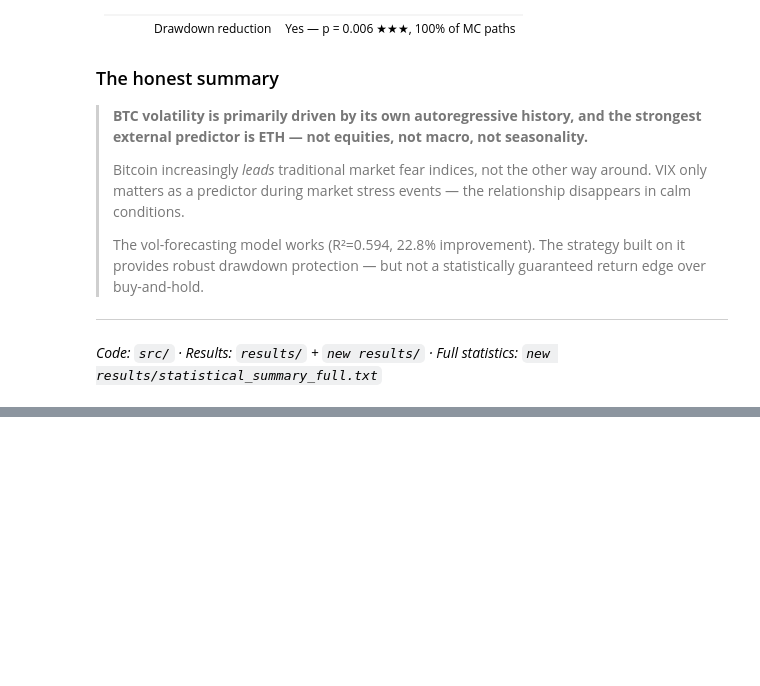
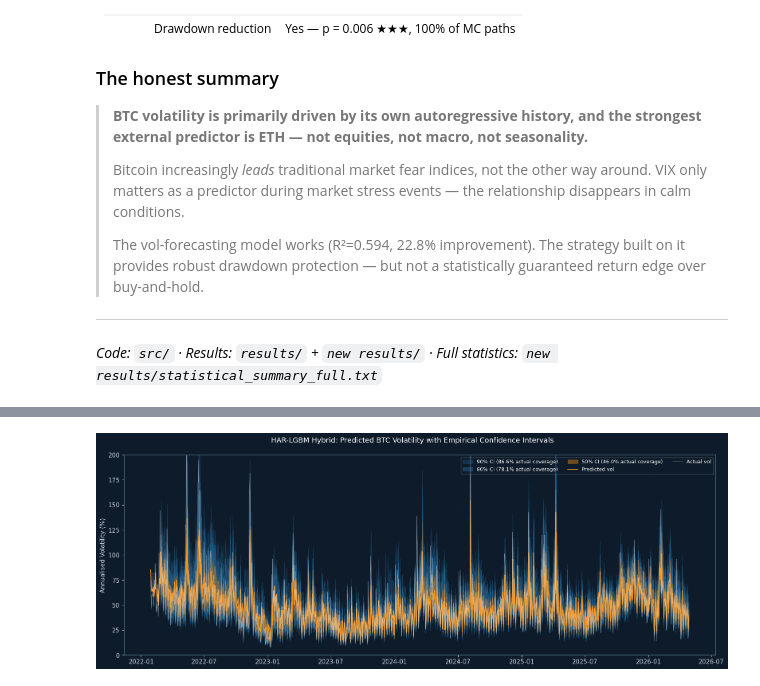
Before and after one commit to kianjagtiani/Modeling_Spillover_Shocks, a Jupyter notebook: btc_volatility_research.ipynb, the cells around one changed output, grey strips where cells are left out. Cells and saved outputs as stored; diff of their text form; code cells hidden in the pictures; blank space fills up the shorter version.

Commit message:
Add Section 11: Prediction Confidence Intervals — empirical rolling quantile CI, calibration diagnostics, and regime-conditional coverage analysis

```diff
--- a/btc_volatility_research.ipynb
+++ b/btc_volatility_research.ipynb
@@ -653,0 +669,30 @@ Path simulation (300 GBM paths, 252-day horizon):
+# %%
+import pandas as pd, numpy as np, matplotlib.pyplot as plt, matplotlib.patches as mpatches
+
+preds = pd.read_parquet('results/preds_with_ci.parquet')
+
+# ── Chart 1: Prediction bands over time ──────────────────────────────────────
+fig, ax = plt.subplots(figsize=(16, 6))
+fig.suptitle('HAR-LGBM Hybrid: Predicted BTC Volatility with Empirical Confidence Intervals', fontsize=13)
+
+t = preds.index
+
+ax.fill_between(t, preds['ci90_half_lo_vol'], preds['ci90_half_hi_vol'],
+                alpha=0.18, color=BLUE,   label='90% CI (86.6% actual coverage)')
+ax.fill_between(t, preds['ci80_lo_vol'],     preds['ci80_hi_vol'],
+                alpha=0.28, color=BLUE,   label='80% CI (78.1% actual coverage)')
+ax.fill_between(t, preds['ci50_lo_vol'],     preds['ci50_hi_vol'],
+                alpha=0.40, color=ORANGE, label='50% CI (46.0% actual coverage)')
+ax.plot(t, preds['pred_vol_pct'],  color=ORANGE, linewidth=1.4, label='Predicted vol')
+ax.plot(t, np.exp(preds['actual'])*100, color=LTGRAY, linewidth=0.7,
+        alpha=0.6, label='Actual vol')
+
+ax.set_ylabel('Annualised Volatility (%)')
+ax.set_xlabel('')
+ax.legend(fontsize=9, ncol=3)
+ax.grid(alpha=0.2)
+ax.set_ylim(0, 200)
+plt.tight_layout()
+plt.show()
+# %% [output]
+[figure, added]
```
Also changed, not shown: parts of 5 cells of this notebook, 1 other file.
